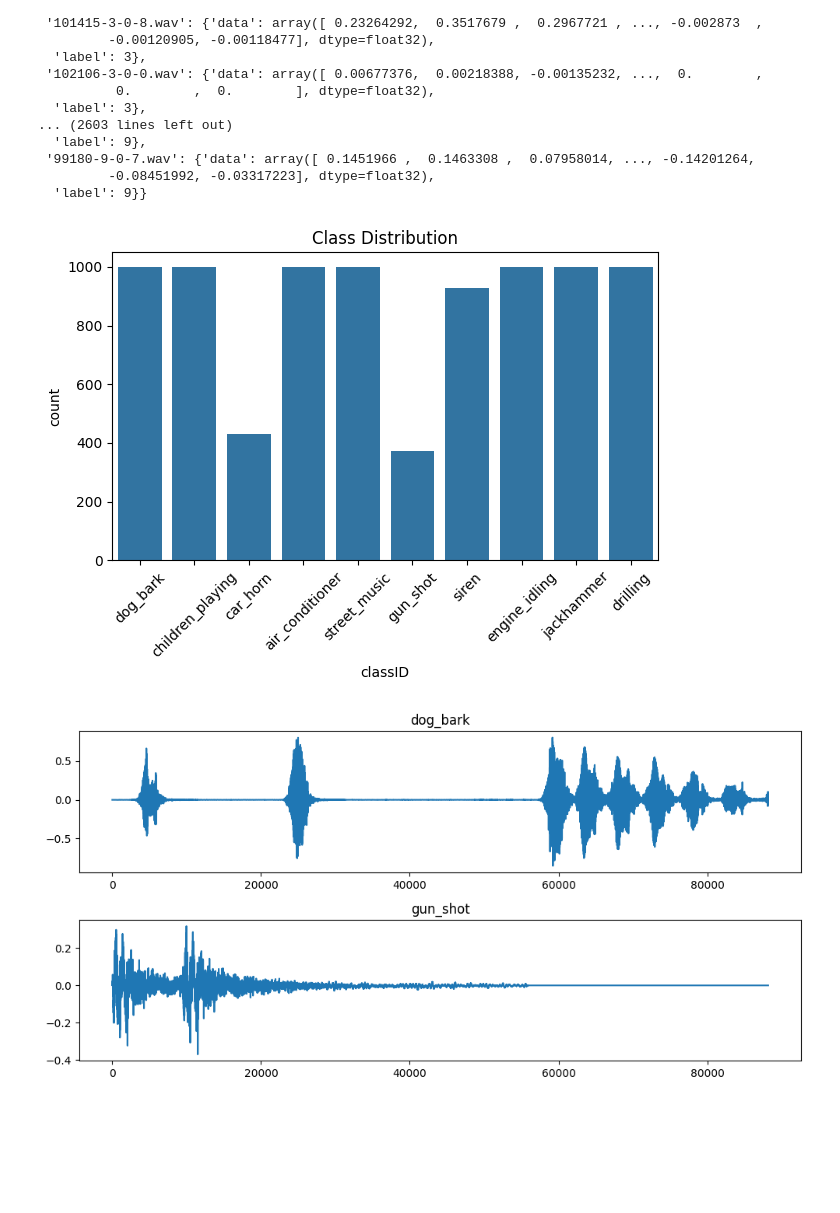
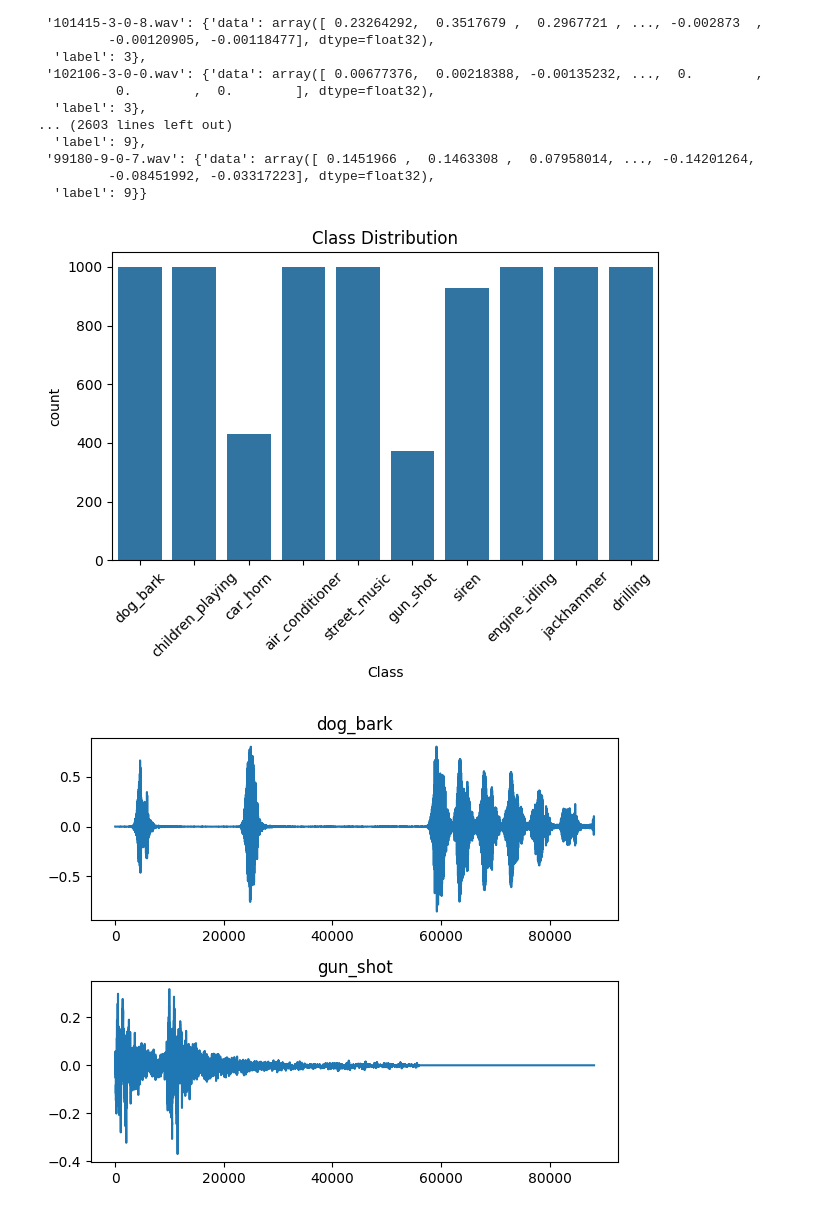
Before and after one commit to omei-Lab/UrbanSound8k-with-ML, a Jupyter notebook: src/data_processing.ipynb, the cells around one changed output. Cells and saved outputs as stored; diff of their text form; code cells hidden in the pictures; blank space fills up the shorter version.

```diff
--- a/src/data_processing.ipynb
+++ b/src/data_processing.ipynb
@@ -100,25 +100,26 @@ folds[0]
 sns.countplot(x=metadata['classID'].map(label_dict))
 plt.xticks(rotation=45)
 plt.title("Class Distribution")
+plt.xlabel("Class")
 plt.tight_layout()
 plt.show()
 # %% [output]
-[figure, old version]
+[figure, new version]
 # %%
 sample_data_1 = folds[0]['101415-3-0-2.wav']
 sample_data_2 = folds[0]['102305-6-0-0.wav']
 
-plt.figure(figsize=(10, 5))
+plt.figure(figsize=(6, 5))
 
 plt.subplot(2, 1, 1)
 plt.plot(sample_data_1['data'])
 plt.title(label_dict[sample_data_1['label']])
 
 plt.subplot(2, 1, 2)
 plt.plot(sample_data_2['data'])
 plt.title(label_dict[sample_data_2['label']])
 
 plt.tight_layout()
 # %% [output]
-[figure, old version]
+[figure, new version]
 # %%
```
Also changed, not shown: parts of 1 cell of this notebook, 5 other files.
